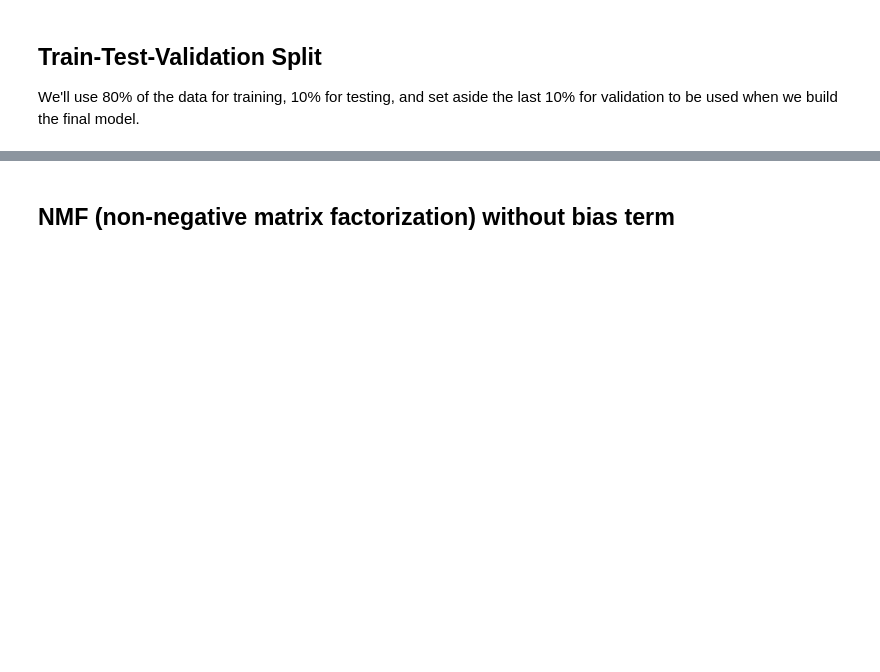
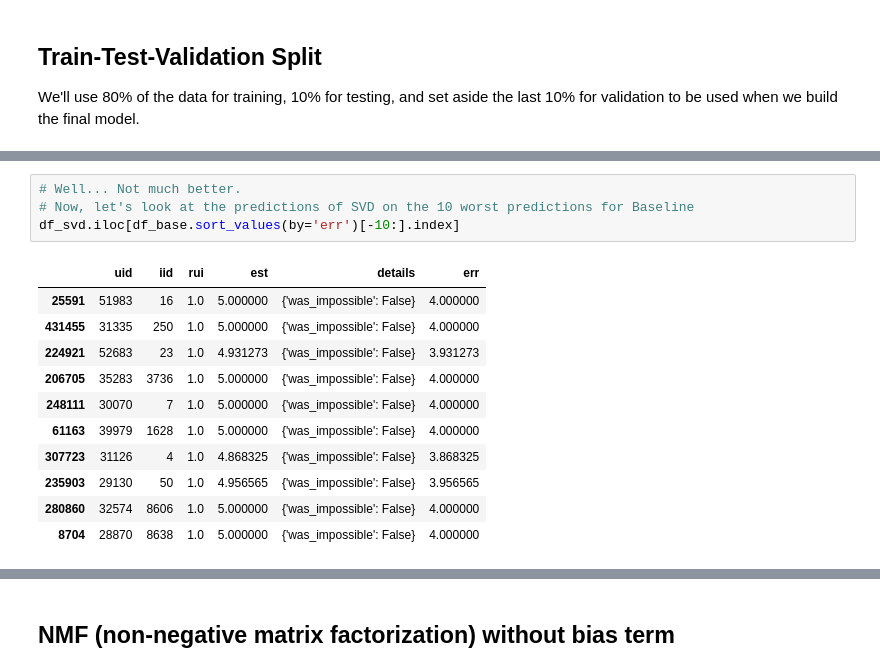
Before and after one commit to lwdee/Springboard, a Jupyter notebook: Book_Recommendations/Book_Recommender_Collaborative.ipynb, the cells around one changed output, grey strips where cells are left out. Drawn from its saved outputs; the diff is of its cells as text; blank space fills up the shorter version.

```diff
--- a/Book_Recommendations/Book_Recommender_Collaborative.ipynb
+++ b/Book_Recommendations/Book_Recommender_Collaborative.ipynb
@@ -114,0 +648,16 @@ Wall time: 4min 36s
+# %%
+# Well... Not much better.
+# Now, let's look at the predictions of SVD on the 10 worst predictions for Baseline
+df_svd.iloc[df_base.sort_values(by='err')[-10:].index]
+# %% [output]
+|  | uid | iid | rui | est | details | err |
+| 25591 | 51983 | 16 | 1.0 | 5.000000 | {'was_impossible': False} | 4.000000 |
+| 431455 | 31335 | 250 | 1.0 | 5.000000 | {'was_impossible': False} | 4.000000 |
+| 224921 | 52683 | 23 | 1.0 | 4.931273 | {'was_impossible': False} | 3.931273 |
+| 206705 | 35283 | 3736 | 1.0 | 5.000000 | {'was_impossible': False} | 4.000000 |
+| 248111 | 30070 | 7 | 1.0 | 5.000000 | {'was_impossible': False} | 4.000000 |
+| 61163 | 39979 | 1628 | 1.0 | 5.000000 | {'was_impossible': False} | 4.000000 |
+| 307723 | 31126 | 4 | 1.0 | 4.868325 | {'was_impossible': False} | 3.868325 |
+| 235903 | 29130 | 50 | 1.0 | 4.956565 | {'was_impossible': False} | 3.956565 |
+| 280860 | 32574 | 8606 | 1.0 | 5.000000 | {'was_impossible': False} | 4.000000 |
+| 8704 | 28870 | 8638 | 1.0 | 5.000000 | {'was_impossible': False} | 4.000000 |
```
Also changed, not shown: parts of 67 cells of this notebook, 2 other files.
